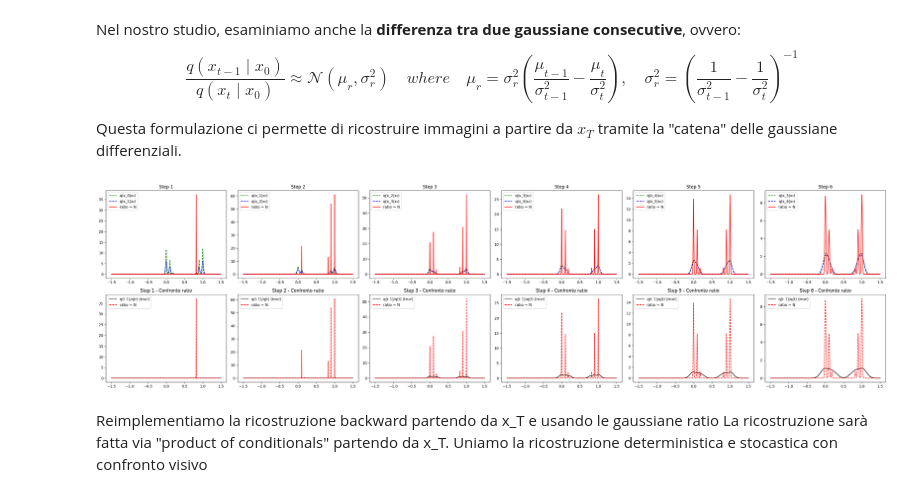
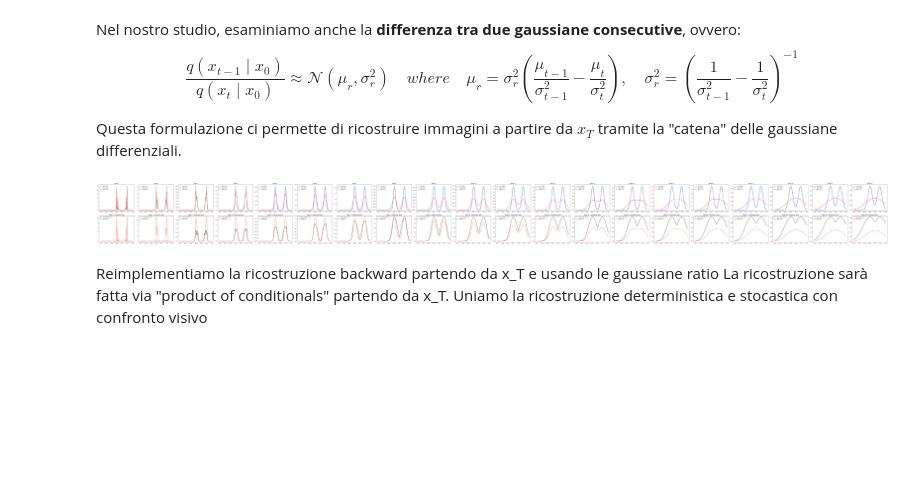
Before and after one commit to PtrTella/Inria, a Jupyter notebook: Code/didi.ipynb, the cells around one changed output. Drawn from its saved outputs; the diff is of its cells as text; code cells hidden in the pictures; blank space fills up the shorter version.

```diff
--- a/Code/didi.ipynb
+++ b/Code/didi.ipynb
@@ -97,7 +97,7 @@ for t in range(1, T):
         continue  # skip invalid
 
     sigma_r_sq = 1 / inv_sigma_r_sq
-    sigma_r = np.full_like(x0, sigma_r_sq) # np.full_like(x0, np.sqrt(sigma_r_sq)) #
+    sigma_r = np.full_like(x0, np.sqrt(sigma_r_sq)) #  np.full_like(x0, sigma_r_sq) #
 
     coef_tm1 = np.sqrt(alpha_bar_tm1) / sigma_tm1_sq
     coef_t = np.sqrt(alpha_bar_t) / sigma_t_sq
@@ -111,7 +111,7 @@ for t in range(1, T):
 x_vals = np.linspace(-1.5, 1.5, 500)
 
 # Find the first 6 valid steps (or fewer)
-num_plots = min(6, len(valid_steps))
+num_plots = min(20, len(valid_steps))
 fig, axes = plt.subplots(2, num_plots, figsize=(5 * num_plots, 8))
 
 for i in range(num_plots):
@@ -123,34 +123,34 @@ for i in range(num_plots):
 
     mu_t = np.sqrt(alpha_bars[t]) * x0
     sigma_t = np.sqrt(1 - alpha_bars[t])
 
     mu_r = mu_ratios[i]
     sigma_r = sigma_ratios[i]
 
     # Calculate the PDF for the Gaussian distributions directly
     y_tm1 = norm.pdf(x_vals[:, None], mu_tm1, sigma_tm1)  # Broadcasting for all pixels
     y_t = norm.pdf(x_vals[:, None], mu_t, sigma_t)
     y_r = norm.pdf(x_vals[:, None], mu_r, sigma_r)
 
     ax = axes[0, i]
     ax.plot(x_vals, np.mean(y_tm1, axis=1), label=f"q(x_{t-1}|x₀)", color='green', linestyle='--')
     ax.plot(x_vals, np.mean(y_t, axis=1), label=f"q(x_{t}|x₀)", color='blue', linestyle='--')
     ax.plot(x_vals, np.mean(y_r, axis=1), label="ratio ≈ N", color='red')
     ax.set_title(f"Step {t}")
     ax.legend()
 
     # Plot the ratio (y_tm1 / y_t) vs y_r for comparison
     ax2 = axes[1, i]
     true_ratio = y_tm1.mean(axis=1) / y_t.mean(axis=1) if np.all(y_t.mean(axis=1) != 0) else np.zeros_like(y_tm1.mean(axis=1))
     ax2.plot(x_vals, true_ratio, label="q(t-1)/q(t) (true)", color='black')
     ax2.plot(x_vals, np.mean(y_r, axis=1), label="ratio ≈ N", color='red', linestyle='--')
     ax2.set_title(f"Step {t} - Confronto ratio")
     ax2.legend()
 
 plt.tight_layout()
 plt.show()
 # %% [output]
-[figure, old version]
+[figure, new version]
 # %% [markdown]
 Reimplementiamo la ricostruzione backward partendo da x_T e usando le gaussiane ratio
 La ricostruzione sarà fatta via "product of conditionals" partendo da x_T. Uniamo la ricostruzione deterministica e stocastica con confronto visivo
```
Also changed, not shown: parts of 3 cells of this notebook.
